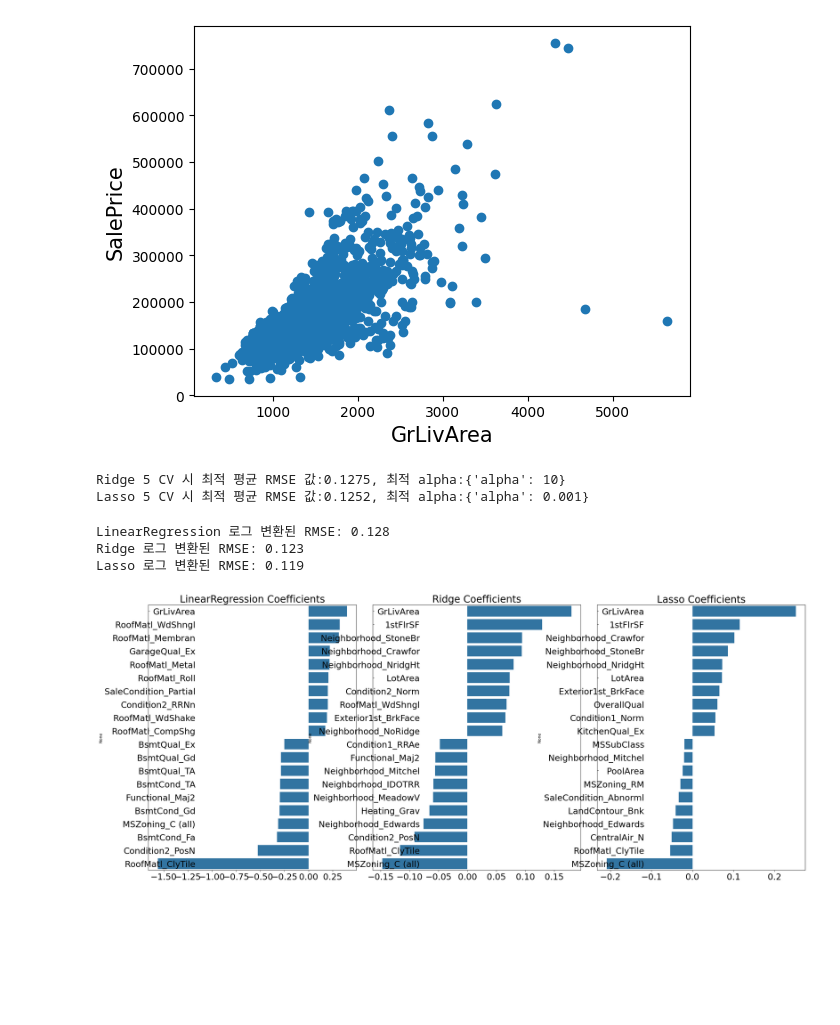
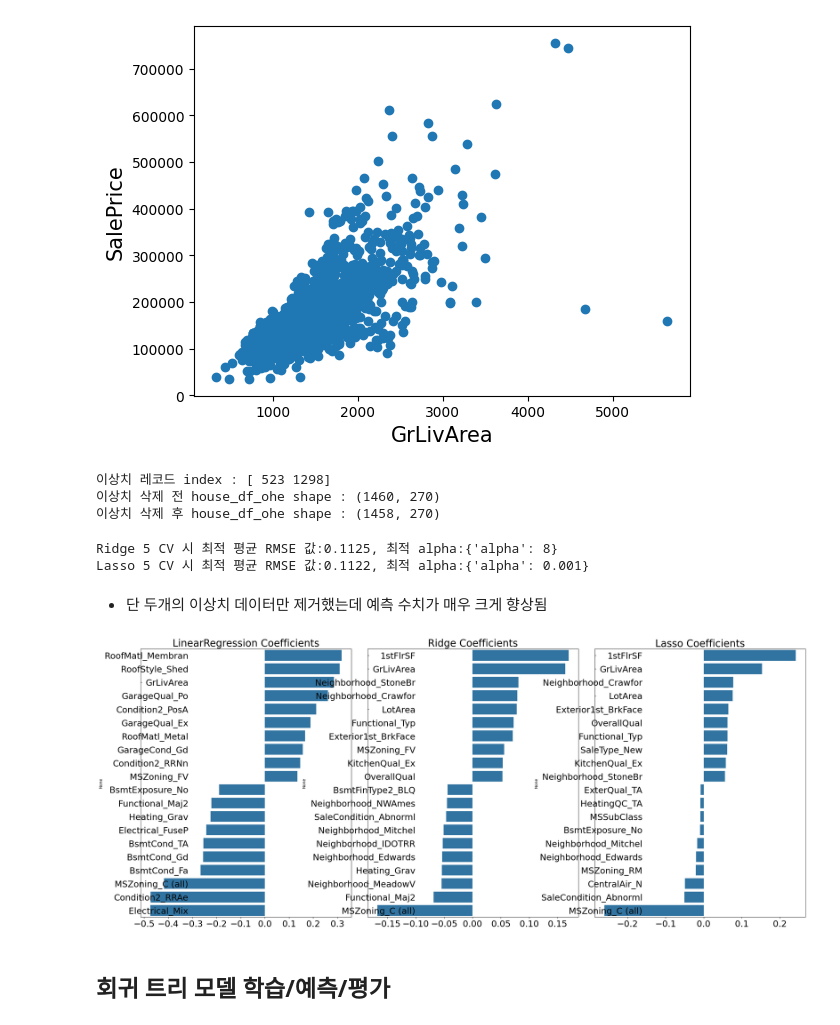
Before and after one commit to yuhui-0611/ESAA, a Jupyter notebook: ESAA_YB_WEEK11_1_Regression.ipynb, the cells around one changed output. Saved outputs shown, nothing was run; the diff lists cells and outputs as text; code cells hidden in the pictures; blank space fills up the shorter version.

```diff
--- a/ESAA_YB_WEEK11_1_Regression.ipynb
+++ b/ESAA_YB_WEEK11_1_Regression.ipynb
@@ -621,40 +643,52 @@ plt.xlabel('GrLivArea', fontsize=15)
 plt.show()
 # %% [output]
 [figure]
+# %%
+# GrLivArea와 SalePrice 모두 로그 변환됐으므로 이를 반영한 조건 생성
+cond1 = house_df_ohe['GrLivArea'] > np.log1p(4000)
+cond2 = house_df_ohe['SalePrice'] < np.log1p(500000)
+outlier_index = house_df_ohe[cond1 & cond2].index
+
+print('이상치 레코드 index :',outlier_index.values)
+print('이상치 삭제 전 house_df_ohe shape :',house_df_ohe.shape)
+
+# DataFrame의 인덱스를 이용해 이상치 레코드 삭제
+house_df_ohe.drop(outlier_index, axis=0, inplace=True)
+print('이상치 삭제 후 house_df_ohe shape :',house_df_ohe.shape)
+# %% [output]
+이상치 레코드 index : [ 523 1298]
+이상치 삭제 전 house_df_ohe shape : (1460, 270)
+이상치 삭제 후 house_df_ohe shape : (1458, 270)
 # %%
-y_target=house_df_ohe['SalePrice']
-X_features=house_df_ohe.drop('SalePrice', axis=1, inplace=False)
-X_train, X_test, y_train, y_test=train_test_split(X_features, y_target, test_size=0.2,
-                                                  random_state=156)
+y_target = house_df_ohe['SalePrice']
+X_features = house_df_ohe.drop('SalePrice', axis=1, inplace=False)
+X_train, X_test, y_train, y_test = train_test_split(X_features, y_target, test_size=0.2, random_state=156)
 
-ridge_params={'alpha':[0.05,0.1,1,5,8,10,12,15,20]}
-lasso_params={'alpha':[0.001,0.005,0.008,0.05,0.03,0.1,0.5,1,5,10]}
+ridge_params = {'alpha':[0.05,0.1,1,5,8,10,12,15,20]}
+lasso_params = {'alpha':[0.001,0.005,0.008,0.05,0.03,0.1,0.5,1,5,10]}
 print_best_params(ridge_reg, ridge_params)
 print_best_params(lasso_reg, lasso_params)
 # %% [output]
-Ridge 5 CV 시 최적 평균 RMSE 값:0.1275, 최적 alpha:{'alpha': 10}
-Lasso 5 CV 시 최적 평균 RMSE 값:0.1252, 최적 alpha:{'alpha': 0.001}
+Ridge 5 CV 시 최적 평균 RMSE 값:0.1125, 최적 alpha:{'alpha': 8}
+Lasso 5 CV 시 최적 평균 RMSE 값:0.1122, 최적 alpha:{'alpha': 0.001}
+# %% [markdown]
+- 단 두개의 이상치 데이터만 제거했는데 예측 수치가 매우 크게 향상됨
 # %%
-#앞의 최적화 alpha 값으로 학습 데이터로 학습, 테스트 데이터로 예측 및 평가 수행
-lr_reg=LinearRegression()
+# 앞의 최적화 alpha 값으로 학습 데이터로 학습, 테스트 데이터로 예측 및 평가 수행
+lr_reg = LinearRegression()
 lr_reg.fit(X_train, y_train)
-ridge_reg=Ridge(alpha=8)
+ridge_reg = Ridge(alpha=8)
 ridge_reg.fit(X_train, y_train)
-lasso_reg=Lasso(alpha=0.001)
+lasso_reg = Lasso(alpha=0.001)
 lasso_reg.fit(X_train, y_train)
 
-#모든 모델의 RMSE 출력
-models=[lr_reg, ridge_reg, lasso_reg]
-get_rmses(models)
-
-#모든 모델의 회귀 계수 시각화
-models=[lr_reg, ridge_reg, lasso_reg]
+# 모든 모델의 회귀 계수 시각화
+models = [lr_reg, ridge_reg, lasso_reg]
 visualize_coefficient(models)
 # %% [output]
-LinearRegression 로그 변환된 RMSE: 0.128
-Ridge 로그 변환된 RMSE: 0.123
-Lasso 로그 변환된 RMSE: 0.119
-[figure, old version]
+[figure, new version]
+# %% [markdown]
+## 회귀 트리 모델 학습/예측/평가
 # %%
 from xgboost import XGBRegressor
 
```
Also changed, not shown: parts of 33 cells of this notebook.
